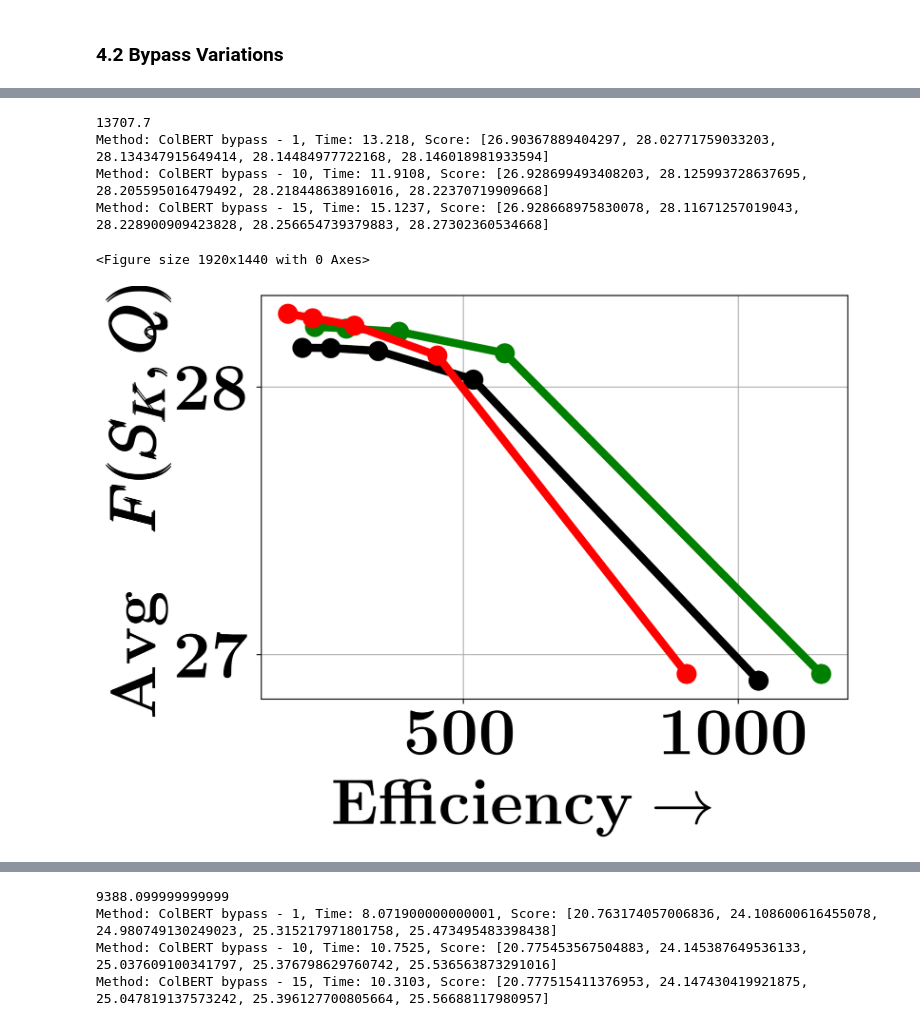
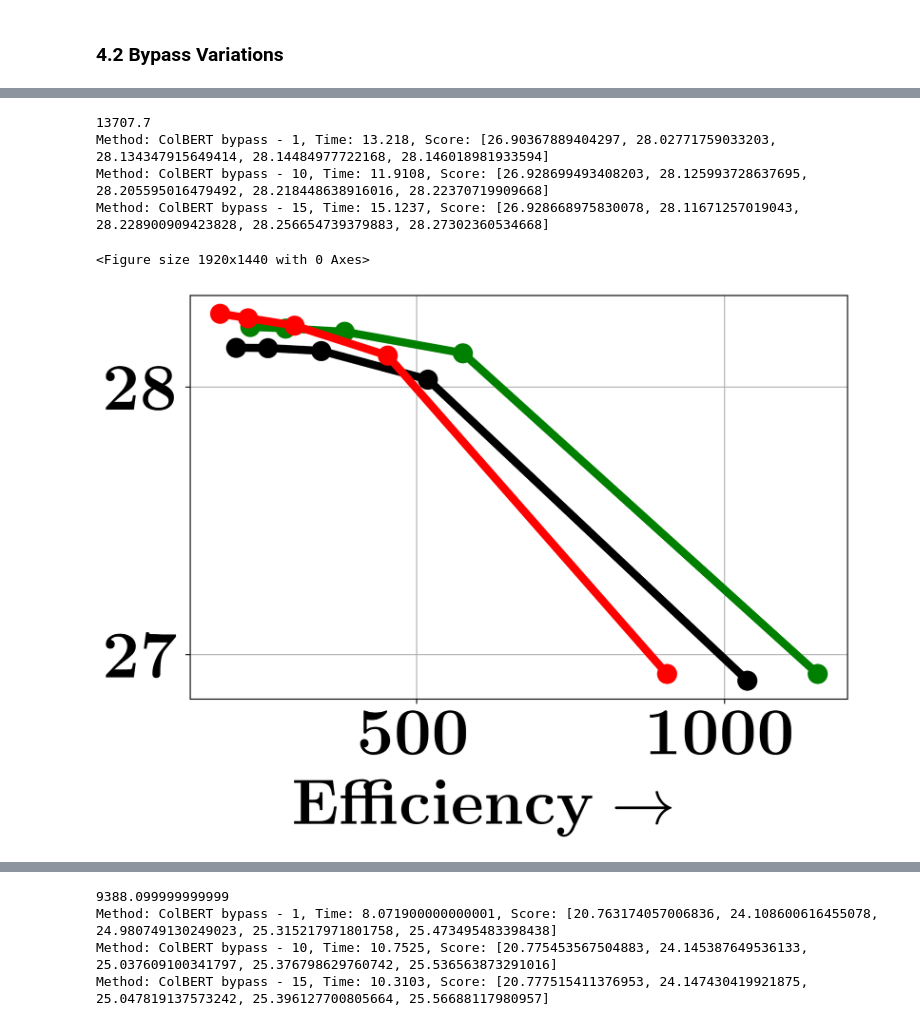
Before and after one commit to structlearning/DISCo, a Jupyter notebook: notebooks/paper_plot_4.ipynb, the cells around one changed output, grey strips where cells are left out. Drawn from its saved outputs; the diff is of its cells as text; code cells hidden in the pictures.

```diff
--- a/notebooks/paper_plot_4.ipynb
+++ b/notebooks/paper_plot_4.ipynb
@@ -115,7 +115,7 @@ def plot_paper(dataset_name, desired_methods, filename, xticks, yticks, y_label=
         # if method == "ColBERT bypass - 1":
         #     label = plot_utils.method_label_map[method] + r"\ \textbf{(top-b=1)}"
         if method == "ColBERT angiogram - 1":
-            label = plot_utils.method_label_map[method] + r"\ \textbf{(n\textquotesingle=1)}"
+            label = plot_utils.method_label_map[method] + r",\ \textbf{n\textquotesingle = 1}"
 
         print(f"Method: {method}, Time: {query_time}, Score: {scores}")
         ax.plot(
@@ -354,14 +354,14 @@ PDF automatically cropped: ./notebooks/plots/plot4_2_legend.pdf
 # %%
 xticks = [10, 30, 50, 70]
 yticks = [27, 28]
-plot_paper("msmarco", methods_4_2, "msmarco_plot_4_2", xticks, yticks, y_label=True, k_cutoff=5)
+plot_paper("msmarco", methods_4_2, "msmarco_plot_4_2", xticks, yticks, y_label=False, k_cutoff=5)
 # %% [output]
 13707.7
 Method: ColBERT bypass - 1, Time: 13.218, Score: [26.90367889404297, 28.02771759033203, 28.134347915649414, 28.14484977722168, 28.146018981933594]
 Method: ColBERT bypass - 10, Time: 11.9108, Score: [26.928699493408203, 28.125993728637695, 28.205595016479492, 28.218448638916016, 28.22370719909668]
 Method: ColBERT bypass - 15, Time: 15.1237, Score: [26.928668975830078, 28.11671257019043, 28.228900909423828, 28.256654739379883, 28.27302360534668]
 <Figure size 1920x1440 with 0 Axes>
-[figure, old version]
+[figure, new version]
 # %%
 xticks = [10, 30, 50, 70]
 yticks = [24, 26]
```
Also changed, not shown: parts of 5 cells of this notebook, 9 other files.
